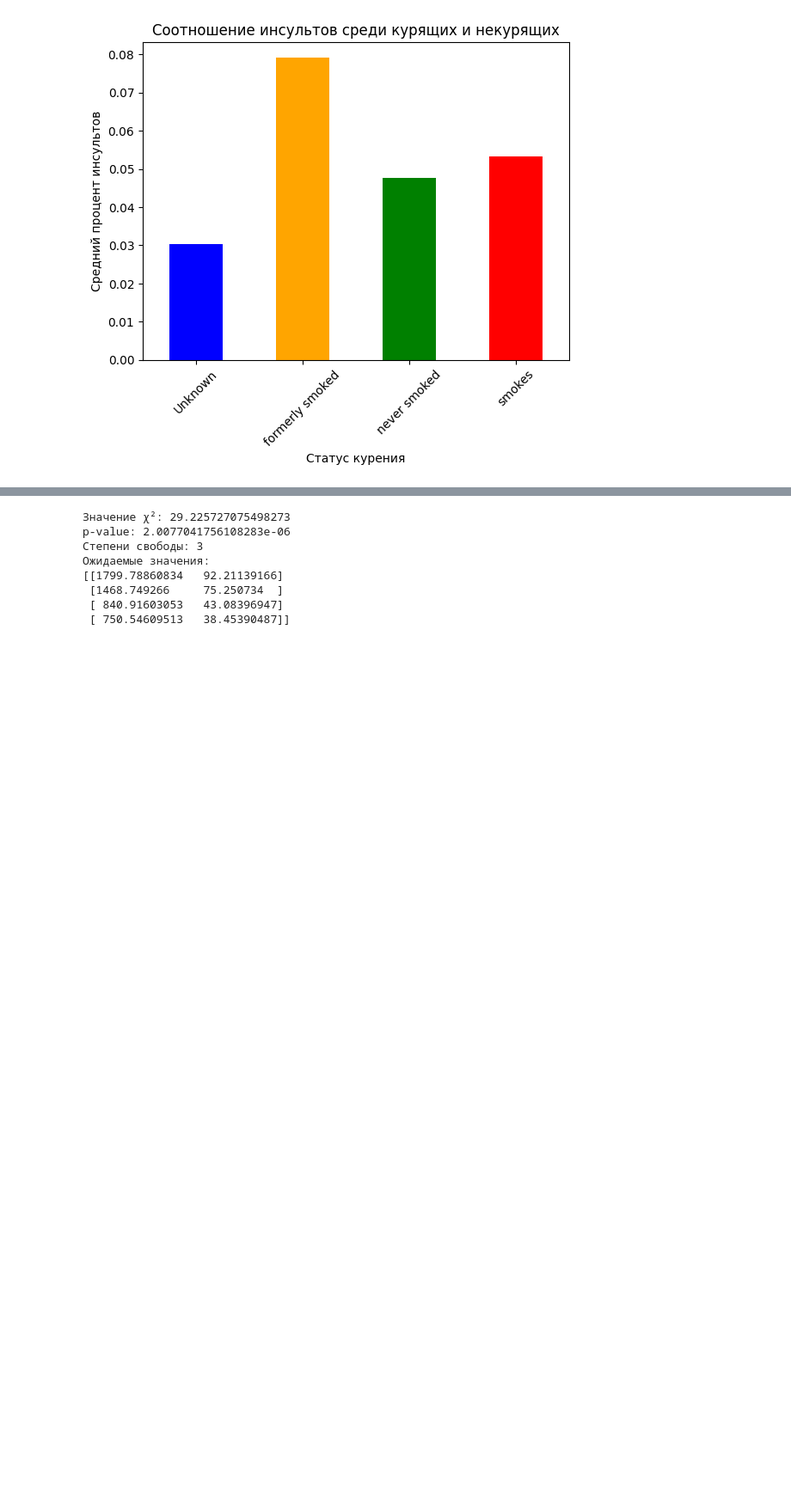
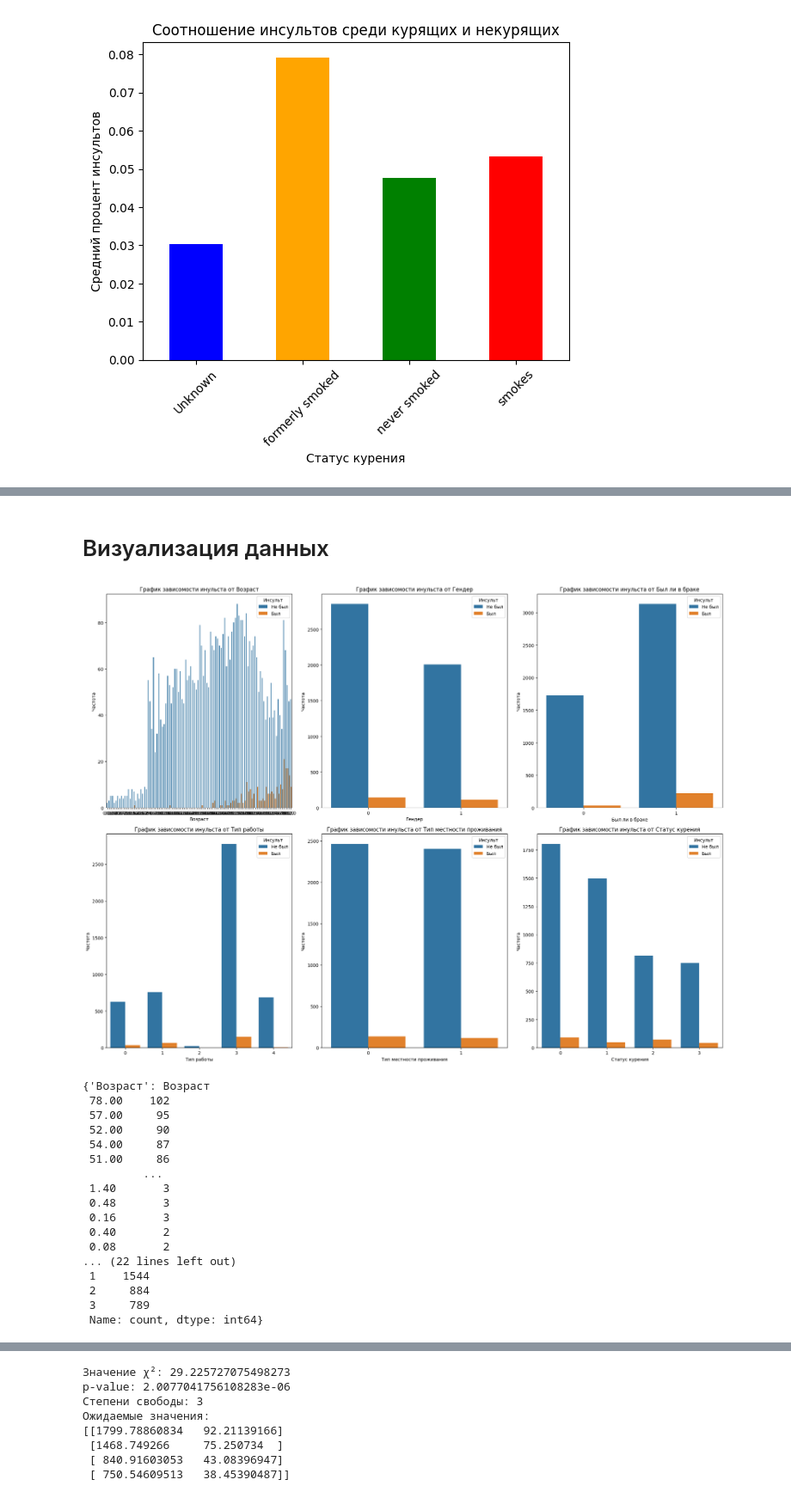
Before and after one commit to OkejoTM/132, a Jupyter notebook: 1.ipynb, the cells around one changed output, grey strips where cells are left out. Shown at 86% size. Cells and saved outputs as stored; diff of their text form; code cells hidden in the pictures; blank space fills up the shorter version.

```diff
--- a/1.ipynb
+++ b/1.ipynb
@@ -136,0 +141,42 @@ plt.show()
+# %% [markdown]
+# Визуализация данных
+# %%
+categorical_cols = ['Возраст','Гендер', 'Был ли в браке', 'Тип работы', 'Тип местности проживания', 'Статус курения']
+
+# Initialize the figure
+plt.figure(figsize=(20, 15))
+
+# Create subplots for each categorical column
+for i, col in enumerate(categorical_cols, 1):
+    plt.subplot(2, 3, i)
+    sb.countplot(data=data, x=col, hue='Инсульт')
+    plt.title(f'График зависомости инульста от {col}')
+    plt.xlabel(col)
+    plt.ylabel('Частота')
+    plt.legend(title='Инсульт', labels=['Не был', 'Был'])
+
+plt.tight_layout()
+plt.show()
+
+# Value counts for each categorical feature
+value_counts = {col: data[col].value_counts() for col in categorical_cols}
+value_counts
+# %% [output]
+[figure, added]
+{'Возраст': Возраст
+ 78.00    102
+ 57.00     95
+ 52.00     90
+ 54.00     87
+ 51.00     86
+         ...
+ 1.40       3
+ 0.48       3
+ 0.16       3
+ 0.40       2
+ 0.08       2
+... (22 lines left out)
+ 1    1544
+ 2     884
+ 3     789
+ Name: count, dtype: int64}
```
Also changed, not shown: parts of 10 cells of this notebook.
